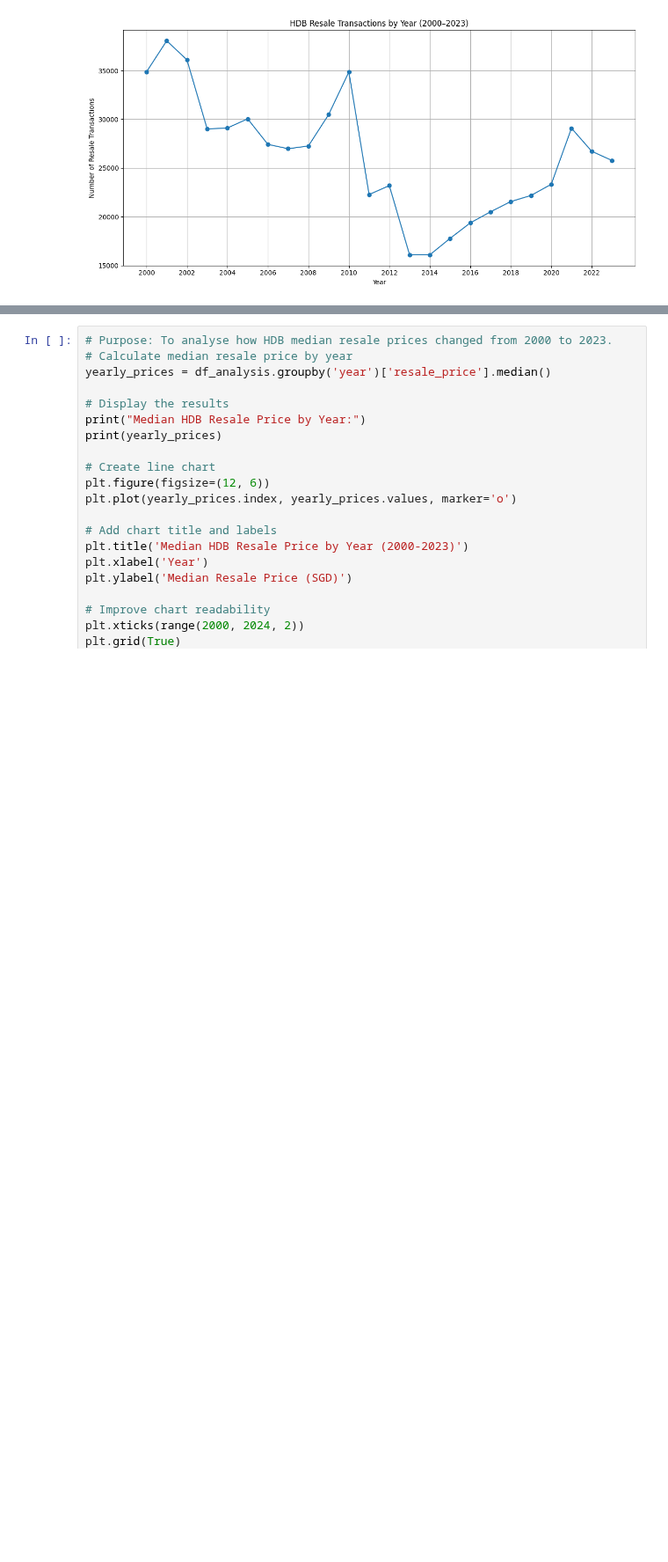
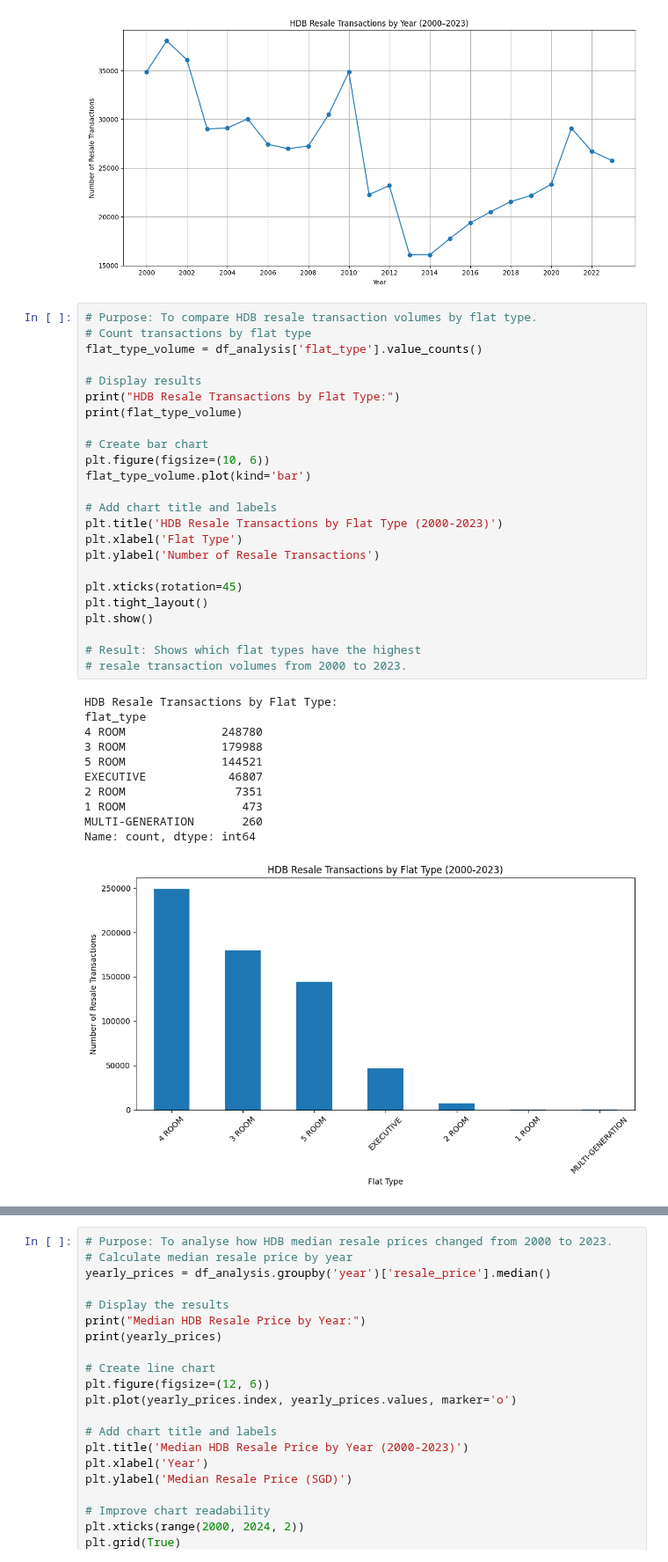
Before and after one commit to Elder-stack/LHUD-Capstone-Ivan, a Jupyter notebook: RealEstateAnalysis.ipynb, the cells around one changed output, grey strips where cells are left out. Shown at 88% size. Drawn from its saved outputs; the diff is of its cells as text; blank space fills up the shorter version.

```diff
--- a/RealEstateAnalysis.ipynb
+++ b/RealEstateAnalysis.ipynb
@@ -565,3 +573,39 @@ plt.show()
 # and lowest in 2014 (16,096), showing changes in resale market activity.
 # %% [output]
 [figure]
+# %%
+# Purpose: To compare HDB resale transaction volumes by flat type.
+# Count transactions by flat type
+flat_type_volume = df_analysis['flat_type'].value_counts()
+
+# Display results
+print("HDB Resale Transactions by Flat Type:")
+print(flat_type_volume)
+
+# Create bar chart
+plt.figure(figsize=(10, 6))
+flat_type_volume.plot(kind='bar')
+
+# Add chart title and labels
+plt.title('HDB Resale Transactions by Flat Type (2000-2023)')
+plt.xlabel('Flat Type')
+plt.ylabel('Number of Resale Transactions')
+
+plt.xticks(rotation=45)
+plt.tight_layout()
+plt.show()
+
+# Result: Shows which flat types have the highest
+# resale transaction volumes from 2000 to 2023.
+# %% [output]
+HDB Resale Transactions by Flat Type:
+flat_type
+4 ROOM              248780
+3 ROOM              179988
+5 ROOM              144521
+EXECUTIVE            46807
+2 ROOM                7351
+1 ROOM                 473
+MULTI-GENERATION       260
+Name: count, dtype: int64
+[figure, added]
```
Also changed, not shown: parts of 25 cells of this notebook.
